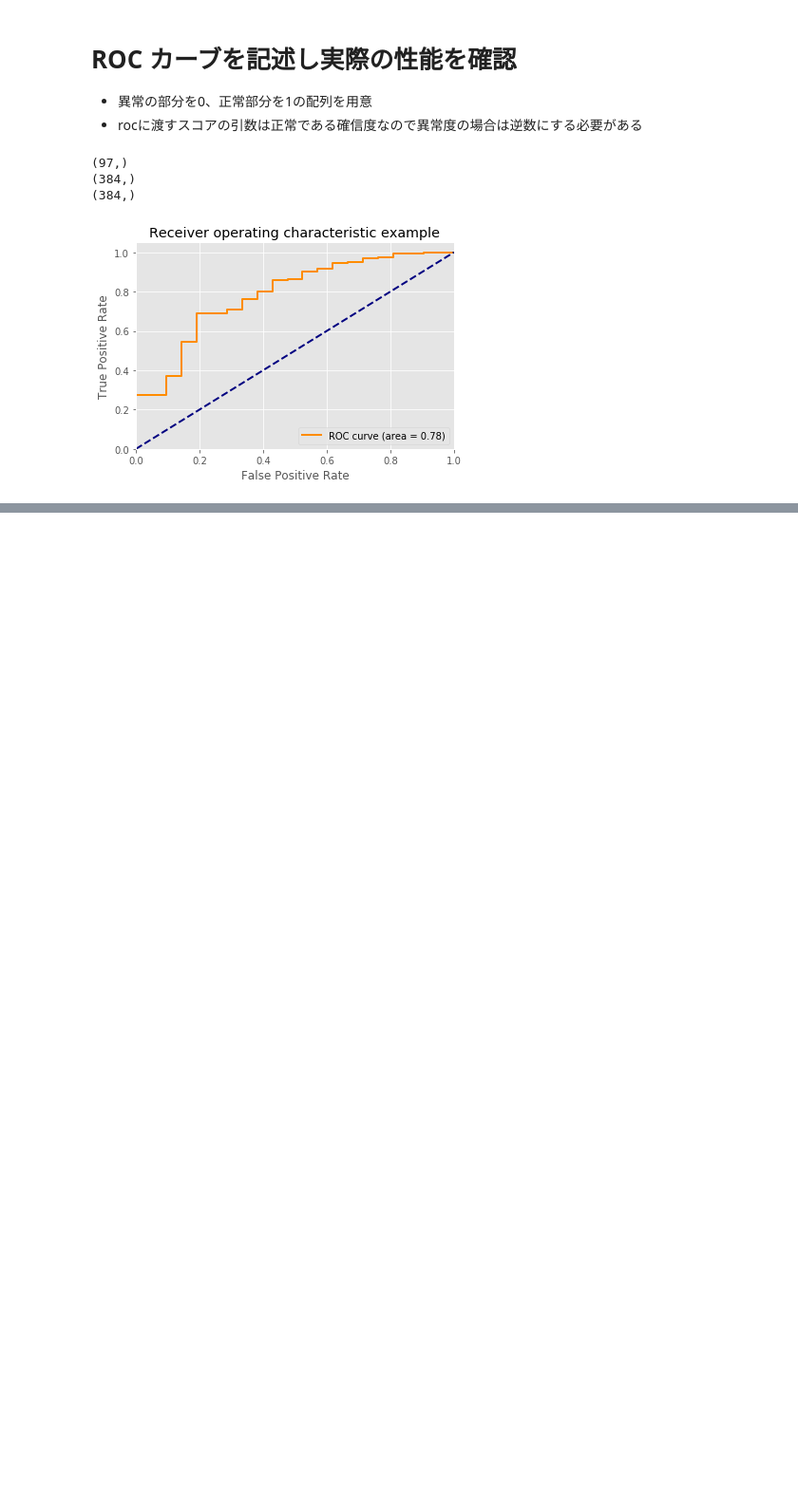
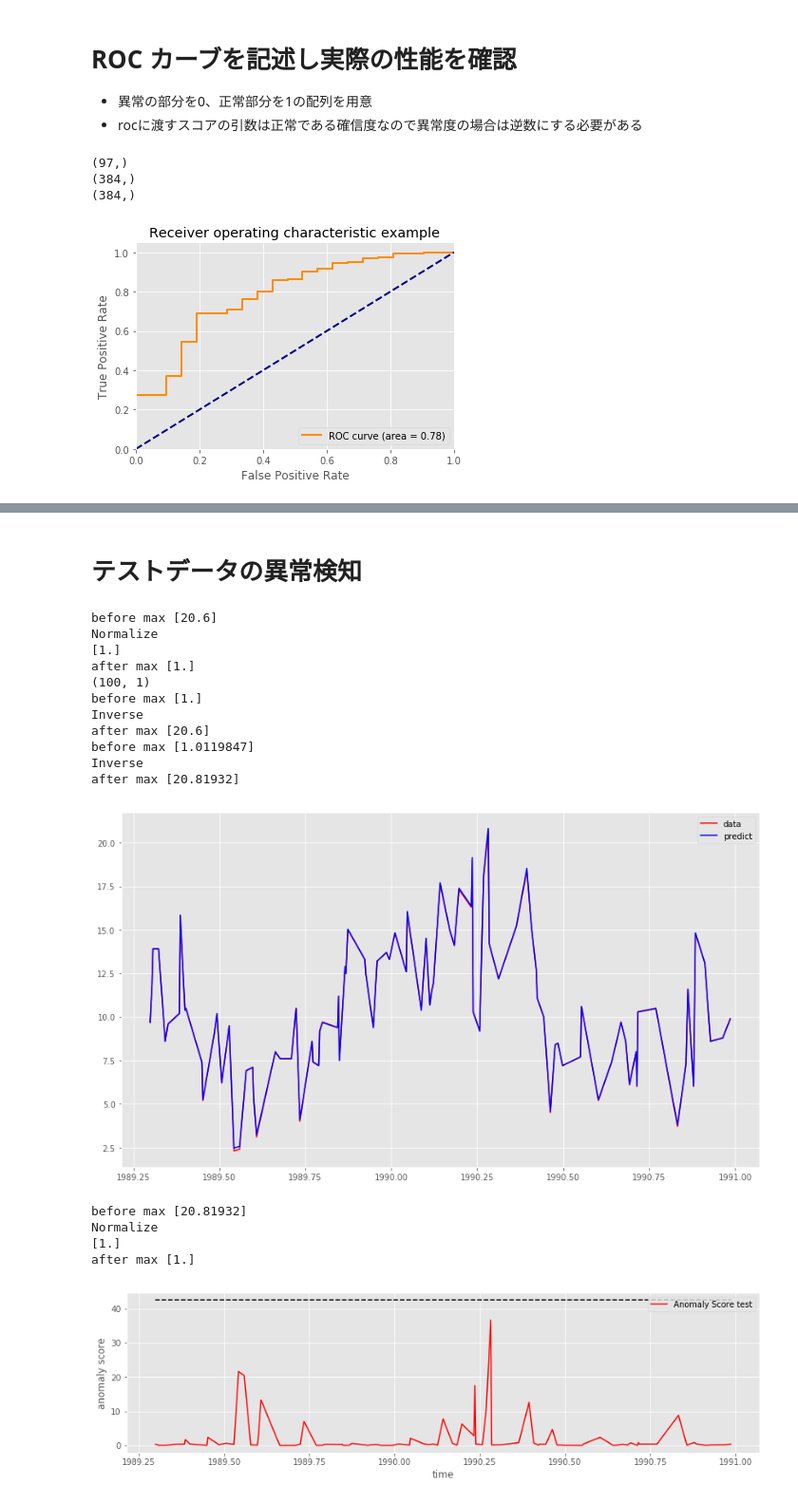
Before and after one commit to SnowMasaya/time_series_anomaly_detect_hands_on, a Jupyter notebook: advanced/time_series_anomaly_detect_keras.ipynb, the cells around one changed output, grey strips where cells are left out. Shown at 95% size. Saved outputs shown, nothing was run; the diff lists cells and outputs as text; code cells hidden in the pictures; blank space fills up the shorter version.

```diff
--- a/advanced/time_series_anomaly_detect_keras.ipynb
+++ b/advanced/time_series_anomaly_detect_keras.ipynb
@@ -729,0 +759,11 @@ plt.show()
+# %%
+normalize_predict_train = normalize_predict(predict_train)
+
+mse_value_org = calculate_mse(x_scale_train, predict_train)
+
+mse_value_variance = np.var(mse_value_org)
+
+mse_value = calculate_mse(x, normalize_predict_train, mse_value_variance)
+mse_value = calculate_mse(x_scale_train, predict_train, mse_value_variance)
+
+show_graph(X_train_day[window + 1:], mse_value, 'Anomaly Score train', color="r")
@@ -729,0 +778,15 @@ plt.show()
+# %%
+normalize_predict_valid = normalize_predict(predict_valid)
+
+mse_value_valid = calculate_mse(x_scale_valid, predict_valid, mse_value_variance)
+
+show_graph(X_valid_day[window + 1:], mse_value_valid, 'Anomaly Score valid', color="r")
+
+threshold = np.max(mse_value_valid)
+print("threshold value {}".format(threshold))
+total_mse = np.append(mse_value, mse_value_valid)
+threshold_variance = np.std(total_mse)
+threshold_mean = np.mean(total_mse)
+
+threshold = 1.3 * threshold_variance + threshold_mean
+print("threshold value {}".format(threshold))
@@ -729,0 +801,33 @@ plt.show()
+# %% [markdown]
+# テストデータの異常検知
+# %%
+x_test, scaler_test = prepare_data(X_test, time_steps)
+
+predict_test, x_scale_test = predict_model_show_graph(X_test_day[window + 1:], x_test, scaler_test)
+
+normalize_predict_test= normalize_predict(predict_test)
+
+# mse_value_test_normal = calculate_mse(x_test, normalize_predict_test, mse_value_variance)
+mse_value_test_normal = calculate_mse(x_scale_test, predict_test, mse_value_variance)
+
+
+time_threshold = mse_value_test_normal + threshold_variance + threshold_mean
+show_graph_threshold(X_test_day[window + 1:], mse_value_test_normal, threshold, 'Anomaly Score test', "r")
+# %% [output]
+before max [20.6]
+Normalize
+[1.]
+after max [1.]
+(100, 1)
+before max [1.]
+Inverse
+after max [20.6]
+before max [1.0119847]
+Inverse
+after max [20.81932]
+[figure, added]
+before max [20.81932]
+Normalize
+[1.]
+after max [1.]
+[figure, added]
```
Also changed, not shown: parts of 14 cells of this notebook.
